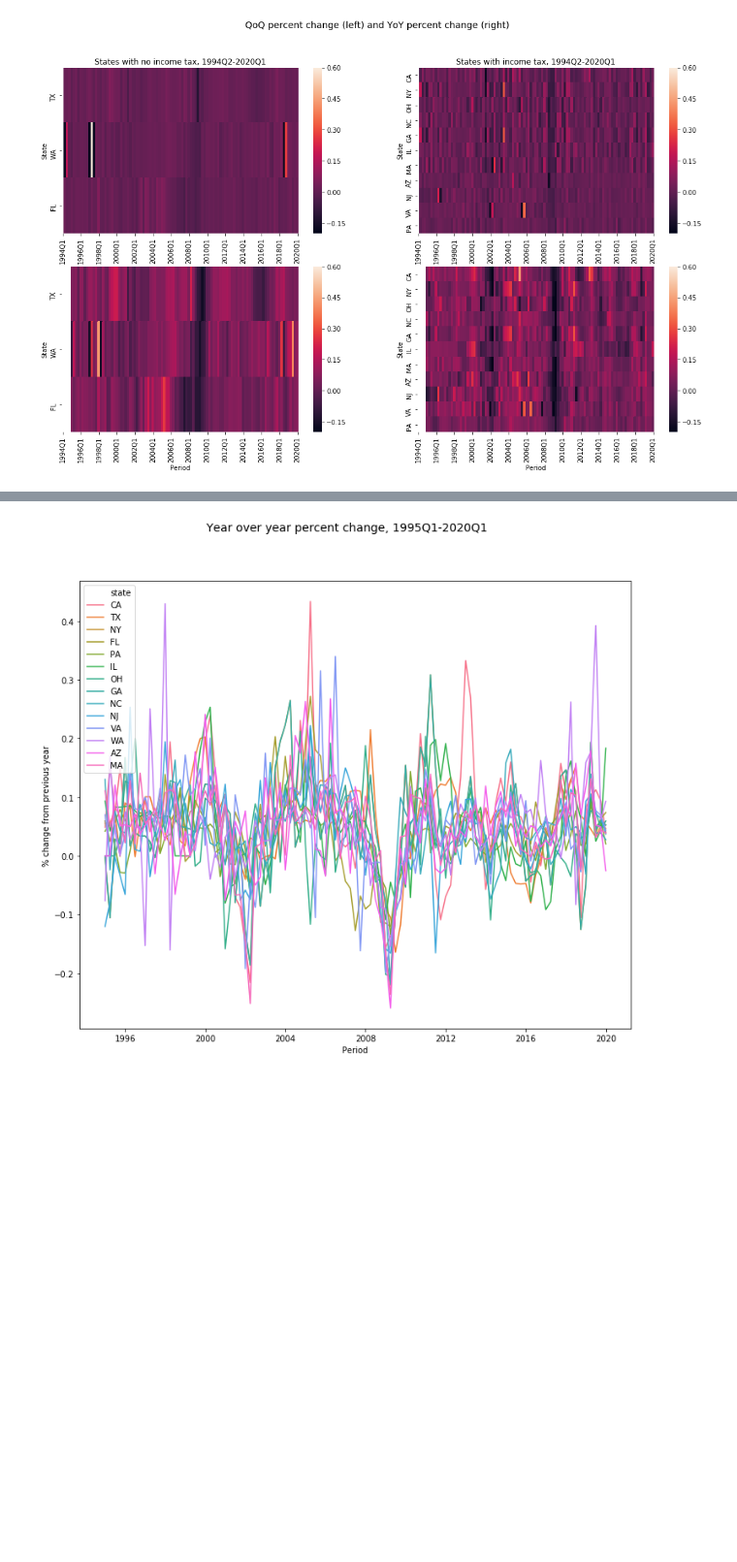
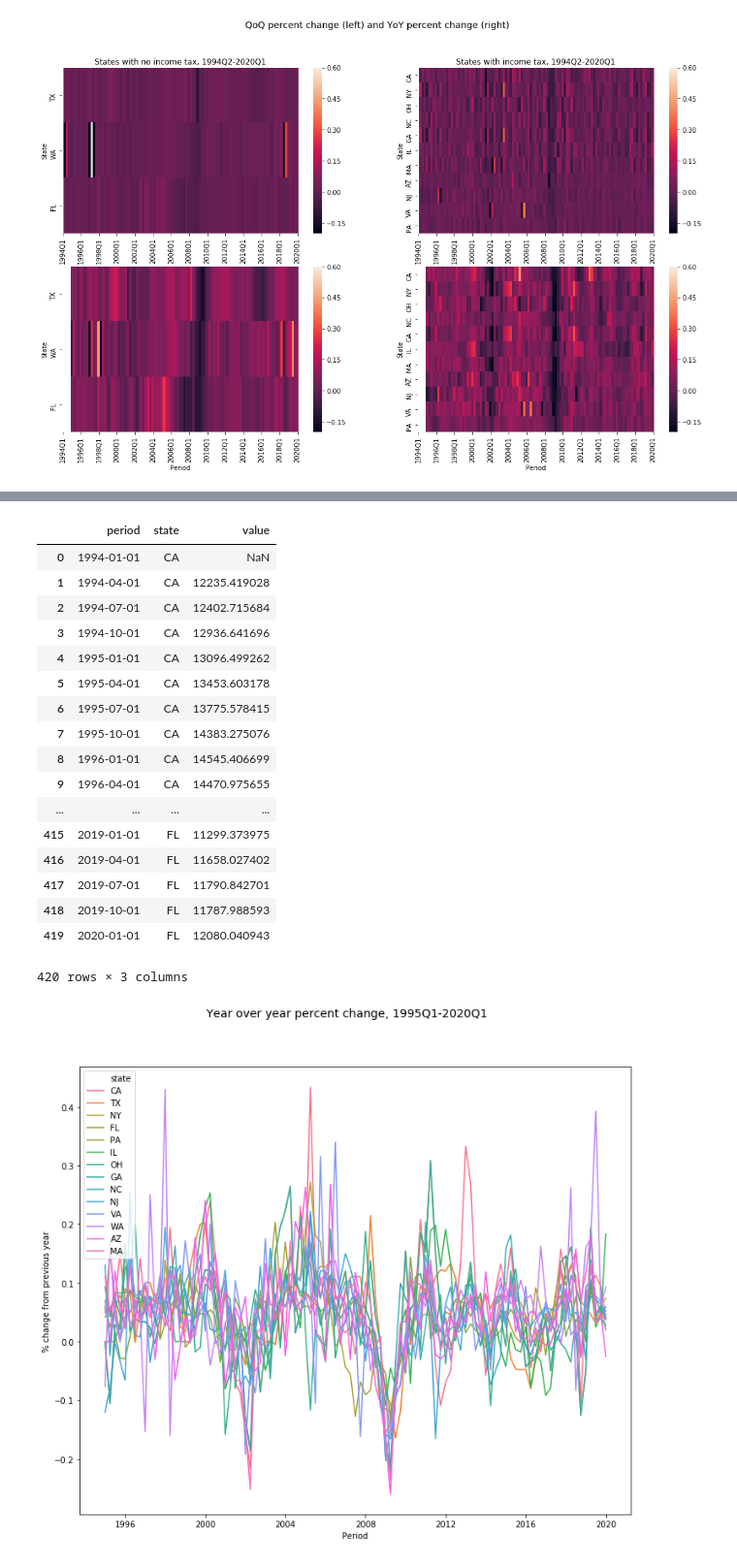
Before and after one commit to rcstein/qtax, a Jupyter notebook: QTax Data Analysis.ipynb, the cells around one changed output, grey strips where cells are left out. Shown: that part at 97% size. Drawn from its saved outputs; the diff is of its cells as text; code cells hidden in the pictures; blank space fills up the shorter version.

```diff
--- a/QTax Data Analysis.ipynb
+++ b/QTax Data Analysis.ipynb
@@ -310,3 +309,24 @@ plt.show()
+# %%
+data1
+# %% [output]
+|  | period | state | value |
+| 0 | 1994-01-01 | CA | NaN |
+| 1 | 1994-04-01 | CA | 12235.419028 |
+| 2 | 1994-07-01 | CA | 12402.715684 |
+| 3 | 1994-10-01 | CA | 12936.641696 |
+| 4 | 1995-01-01 | CA | 13096.499262 |
+| 5 | 1995-04-01 | CA | 13453.603178 |
+| 6 | 1995-07-01 | CA | 13775.578415 |
+| 7 | 1995-10-01 | CA | 14383.275076 |
+| 8 | 1996-01-01 | CA | 14545.406699 |
+| 9 | 1996-04-01 | CA | 14470.975655 |
+| ... | ... | ... | ... |
+| 415 | 2019-01-01 | FL | 11299.373975 |
+| 416 | 2019-04-01 | FL | 11658.027402 |
+| 417 | 2019-07-01 | FL | 11790.842701 |
+| 418 | 2019-10-01 | FL | 11787.988593 |
+| 419 | 2020-01-01 | FL | 12080.040943 |
+420 rows × 3 columns
 # %%
 fig, ax = plt.subplots(figsize=(12,10))
 sns.lineplot(x = "time", y = "y_pct_change", data = top_15_total, hue = "state")
```
Also changed, not shown: parts of 7 cells of this notebook.
